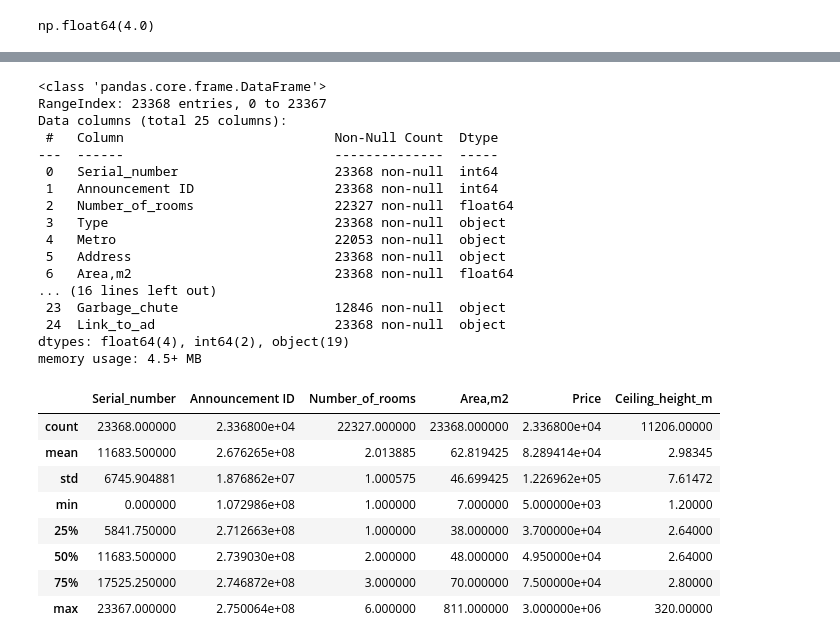
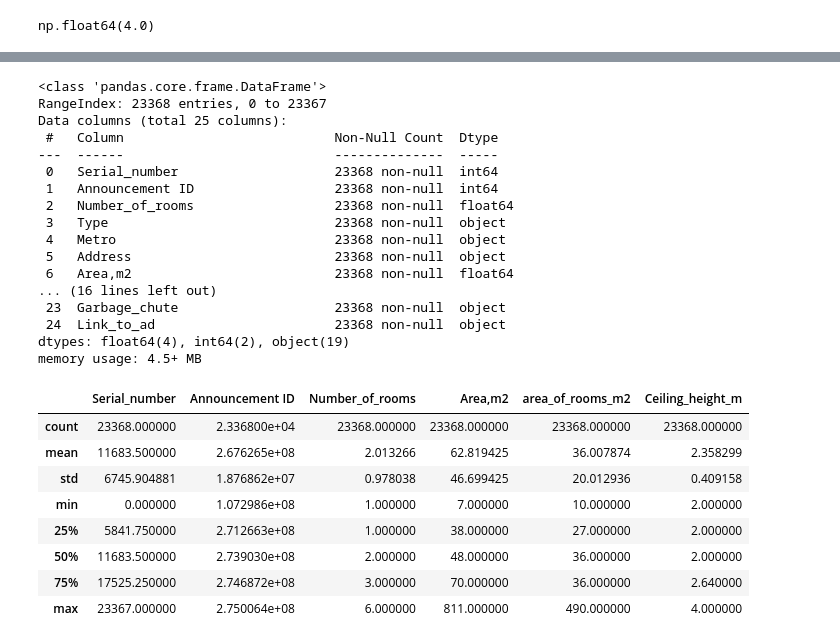
Before and after one commit to AlexChen-13/rent_real_estate_project, a Jupyter notebook: preprocessing.ipynb, the cells around one changed output, grey strips where cells are left out. Cells and saved outputs as stored; diff of their text form; code cells hidden in the pictures.

```diff
--- a/preprocessing.ipynb
+++ b/preprocessing.ipynb
@@ -141,5 +137,5 @@ df.head(5)
 # %%
-part_1_re.info()
+df.info()
 # %% [output]
 <class 'pandas.core.frame.DataFrame'>
 RangeIndex: 23368 entries, 0 to 23367
@@ -148,26 +144,26 @@ Data columns (total 25 columns):
 ---  ------                           --------------  -----
  0   Serial_number                    23368 non-null  int64
  1   Announcement ID                  23368 non-null  int64
- 2   Number_of_rooms                  22327 non-null  float64
+ 2   Number_of_rooms                  23368 non-null  float64
  3   Type                             23368 non-null  object
- 4   Metro                            22053 non-null  object
+ 4   Metro                            23368 non-null  object
  5   Address                          23368 non-null  object
  6   Area,m2                          23368 non-null  float64
 ... (16 lines left out)
- 23  Garbage_chute                    12846 non-null  object
+ 23  Garbage_chute                    23368 non-null  object
  24  Link_to_ad                       23368 non-null  object
 dtypes: float64(4), int64(2), object(19)
 memory usage: 4.5+ MB
 # %%
-part_1_re.describe()
+df.describe()
 # %% [output]
-|  | Serial_number | Announcement ID | Number_of_rooms | Area,m2 | Price | Ceiling_height_m |
-| count | 23368.000000 | 2.336800e+04 | 22327.000000 | 23368.000000 | 2.336800e+04 | 11206.00000 |
-| mean | 11683.500000 | 2.676265e+08 | 2.013885 | 62.819425 | 8.289414e+04 | 2.98345 |
-| std | 6745.904881 | 1.876862e+07 | 1.000575 | 46.699425 | 1.226962e+05 | 7.61472 |
-| min | 0.000000 | 1.072986e+08 | 1.000000 | 7.000000 | 5.000000e+03 | 1.20000 |
-| 25% | 5841.750000 | 2.712663e+08 | 1.000000 | 38.000000 | 3.700000e+04 | 2.64000 |
-| 50% | 11683.500000 | 2.739030e+08 | 2.000000 | 48.000000 | 4.950000e+04 | 2.64000 |
-| 75% | 17525.250000 | 2.746872e+08 | 3.000000 | 70.000000 | 7.500000e+04 | 2.80000 |
-| max | 23367.000000 | 2.750064e+08 | 6.000000 | 811.000000 | 3.000000e+06 | 320.00000 |
+|  | Serial_number | Announcement ID | Number_of_rooms | Area,m2 | area_of_rooms_m2 | Ceiling_height_m |
+| count | 23368.000000 | 2.336800e+04 | 23368.000000 | 23368.000000 | 23368.000000 | 23368.000000 |
+| mean | 11683.500000 | 2.676265e+08 | 2.013266 | 62.819425 | 36.007874 | 2.358299 |
+| std | 6745.904881 | 1.876862e+07 | 0.978038 | 46.699425 | 20.012936 | 0.409158 |
+| min | 0.000000 | 1.072986e+08 | 1.000000 | 7.000000 | 10.000000 | 2.000000 |
+| 25% | 5841.750000 | 2.712663e+08 | 1.000000 | 38.000000 | 27.000000 | 2.000000 |
+| 50% | 11683.500000 | 2.739030e+08 | 2.000000 | 48.000000 | 36.000000 | 2.000000 |
+| 75% | 17525.250000 | 2.746872e+08 | 3.000000 | 70.000000 | 36.000000 | 2.640000 |
+| max | 23367.000000 | 2.750064e+08 | 6.000000 | 811.000000 | 490.000000 | 4.000000 |
 # %%
```
Also changed, not shown: parts of 51 cells of this notebook, 2 other files.
